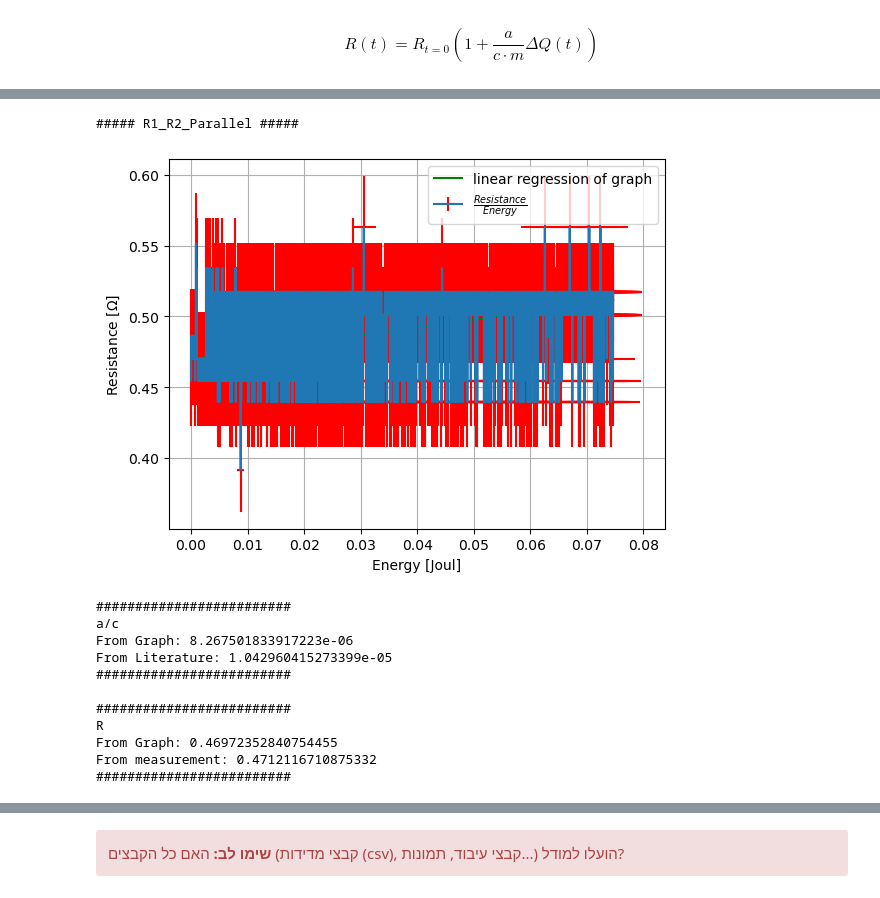
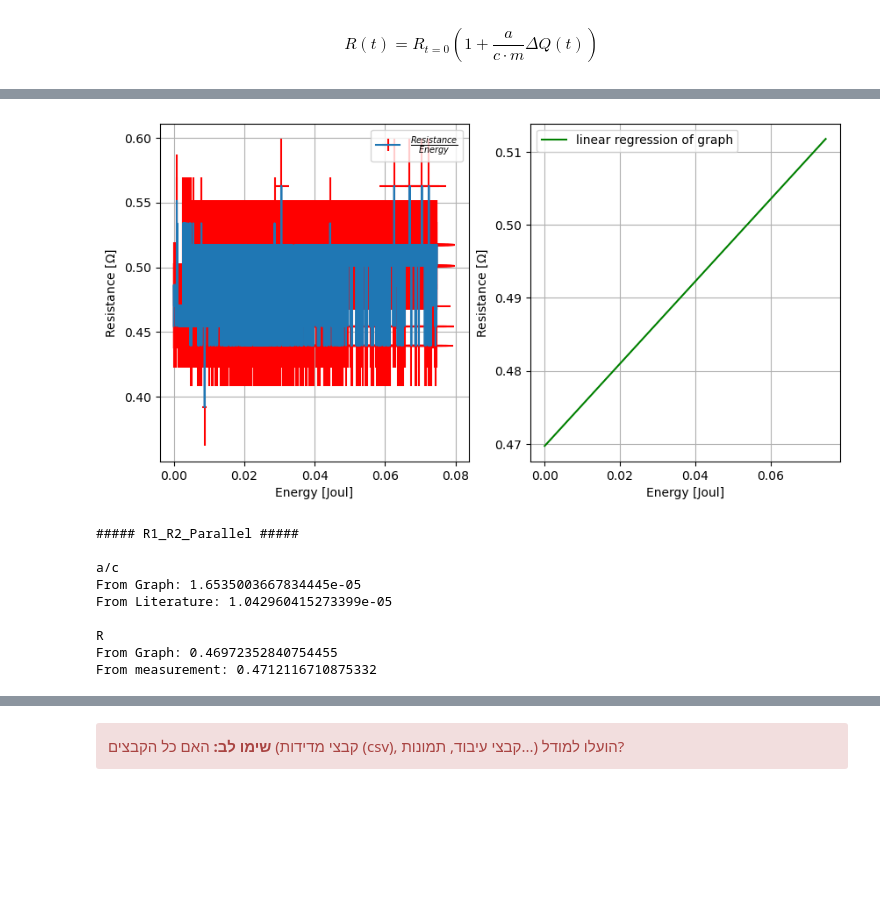
Before and after one commit to eranShalev/Resistance_Lab, a Jupyter notebook: Lab2_Resistance_LogBook_Arad_Eran.ipynb, the cells around one changed output, grey strips where cells are left out. Saved outputs shown, nothing was run; the diff lists cells and outputs as text; code cells hidden in the pictures; blank space fills up the shorter version.

```diff
--- a/Lab2_Resistance_LogBook_Arad_Eran.ipynb
+++ b/Lab2_Resistance_LogBook_Arad_Eran.ipynb
@@ -374,46 +389,46 @@ From measurement: 2.626
 # %%
 ### Measurement of R1_R2_Parallel
-print("##### R1_R2_Parallel #####")
 
 t, Vx, Vy = importData("Measurements//R1_R2_Parallel.CSV")
 I, V, R, E = IVRE(t, Vx, Vy, "co")
 
-plt.figure()
+fig, (plt1, plt2) = plt.subplots(1, 2, figsize=(10, 5))
 
 # Resistance as a function of energy
-plt.errorbar(x=E["value"], y=R["value"], xerr=E["error"], yerr=R["error"], ecolor='r', label="$\\frac{Resistance}{Energy}$")
-
-
-plt.xlabel("Energy [Joul]")
-plt.ylabel("Resistance [$\\Omega$]")
+plt1.errorbar(x=E["value"], y=R["value"], xerr=E["error"], yerr=R["error"], ecolor='r', label="$\\frac{Resistance}{Energy}$")
 
 
 # Linear Regression of graph
 fit = linregress(E["value"], R["value"])
 slope, intercept = fit.slope, fit.intercept
-plt.plot(E["value"], E["value"] * slope + intercept, 'g',  label='linear regression of graph')
+plt2.plot(E["value"], E["value"] * slope + intercept, 'g',  label='linear regression of graph')
 
-plt.grid()
-plt.legend()
+plt1.set_xlabel("Energy [Joul]")
+plt1.set_ylabel("Resistance [$\\Omega$]")
+plt1.grid()
+plt1.legend()
+
+plt2.set_xlabel("Energy [Joul]")
+plt2.set_ylabel("Resistance [$\\Omega$]")
+plt2.grid()
+plt2.legend()
+
 plt.show()
 
+print("##### R1_R2_Parallel #####")
+print("\na/c" f"\nFrom Graph: {slope  * mass_Cu * 2 / intercept}\nFrom Literature: {alpha_lit_Cu/hc_lit_Cu}")
 
-print("#########################", "\na/c" f"\nFrom Graph: {slope  * mass_Cu / intercept}\nFrom Literature: {alpha_lit_Cu/hc_lit_Cu}", "\n#########################\n")
-
-print("#########################", "\nR" f"\nFrom Graph: {intercept}\nFrom measurement: {1 / ((1 / R_1) + (1 / R_2))}", "\n#########################")
+print("\nR" f"\nFrom Graph: {intercept}\nFrom measurement: {1 / ((1 / R_1) + (1 / R_2))}")
 # %% [output]
+[figure, new version]
 ##### R1_R2_Parallel #####
+
+a/c
+From Graph: 1.6535003667834445e-05
+From Literature: 1.042960415273399e-05
+
+R
+From Graph: 0.46972352840754455
+From measurement: 0.4712116710875332
-[figure, old version]
-#########################
-a/c
-From Graph: 8.267501833917223e-06
-From Literature: 1.042960415273399e-05
-#########################
-
-#########################
-R
-From Graph: 0.46972352840754455
-From measurement: 0.4712116710875332
-#########################
 # %%
 ### Measurement of R1_R2_Queue
```
Also changed, not shown: parts of 20 cells of this notebook, 1 other file.
